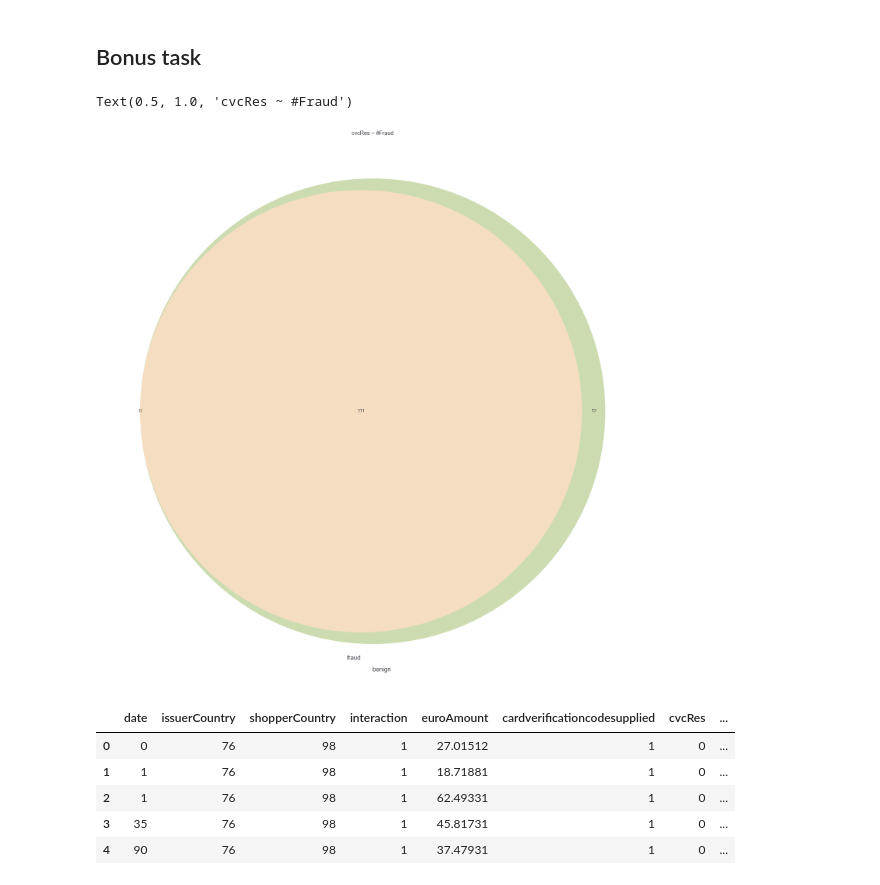
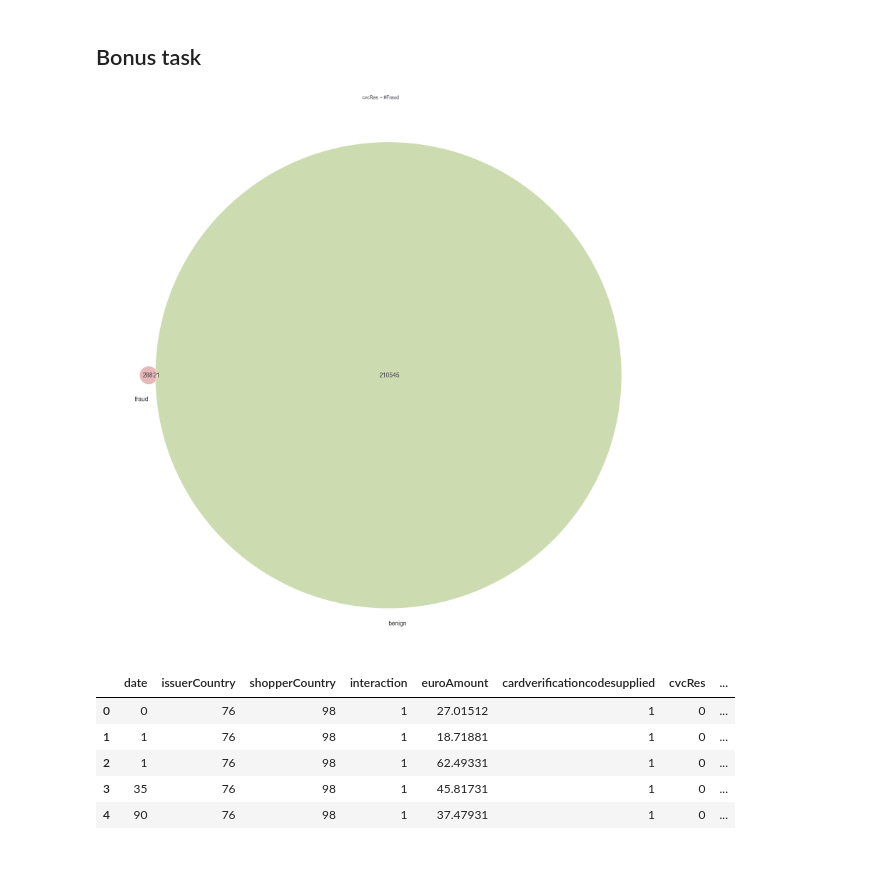
Before and after one commit to Timo9Madrid7/CS4035CyberDataAnalytics, a Jupyter notebook: assignment1/code/Lab1-2021.ipynb, the cells around one changed output. Cells and saved outputs as stored; diff of their text form; code cells hidden in the pictures.

```diff
--- a/assignment1/code/Lab1-2021.ipynb
+++ b/assignment1/code/Lab1-2021.ipynb
@@ -909,29 +929,31 @@ Based on the confusion matrix result, black-box classifier(Random Forest) perfor
 ## Bonus task
 # %%
 # plot the overlap of two dataframe
-plt.figure(figsize=(60, 60))
+plt.figure(figsize=(30, 30))
 # current our aggregate dataframe is unsomted and unswapped
 df_aggregate = df_new[[
     'date', 'issuerCountry',
     'shopperCountry', 'interaction', 'euroAmount', 'cardverificationcodesupplied', 'cvcRes',
-    'mail_id', 'ip_id', 'card_id', 'bin','txCode', 'account', 'label'
-    ]].copy()
+    'mail_id', 'ip_id', 'card_id', 'bin', 'txCode', 'account', 'label'
+]].copy()
 # df_aggregate = x_train_swapped
 df_aggregate_fraud = df_aggregate[df_aggregate['label'] == 1]
 df_aggregate_benign = df_aggregate[df_aggregate['label'] == 0]
-plt.subplots_adjust(wspace=0.2, hspace=0.3)
+# plt.subplots_adjust(wspace=0.2, hspace=0.3)
 # check the overlap
-plt.subplot(221)
-venn2([
-    set(df_aggregate_fraud['date'].values),
-    set(df_aggregate_benign['date'].values)
+out = venn2([
+    set(df_aggregate_fraud['card_id'].values),
+    set(df_aggregate_benign['card_id'].values)
 ], set_labels=('fraud', 'benign'))
+for text in out.set_labels:
+    text.set_fontsize(18)
+for text in out.subset_labels:
+    text.set_fontsize(18)
 plt.ylabel('Number of Fraud')
 plt.title('cvcRes ~ #Fraud')
-#
+plt.show()
 # %% [output]
-Text(0.5, 1.0, 'cvcRes ~ #Fraud')
-[figure, old version]
+[figure, new version]
 # %%
 df_aggregate.head()
 # %% [output]
```
Also changed, not shown: parts of 53 cells of this notebook.
